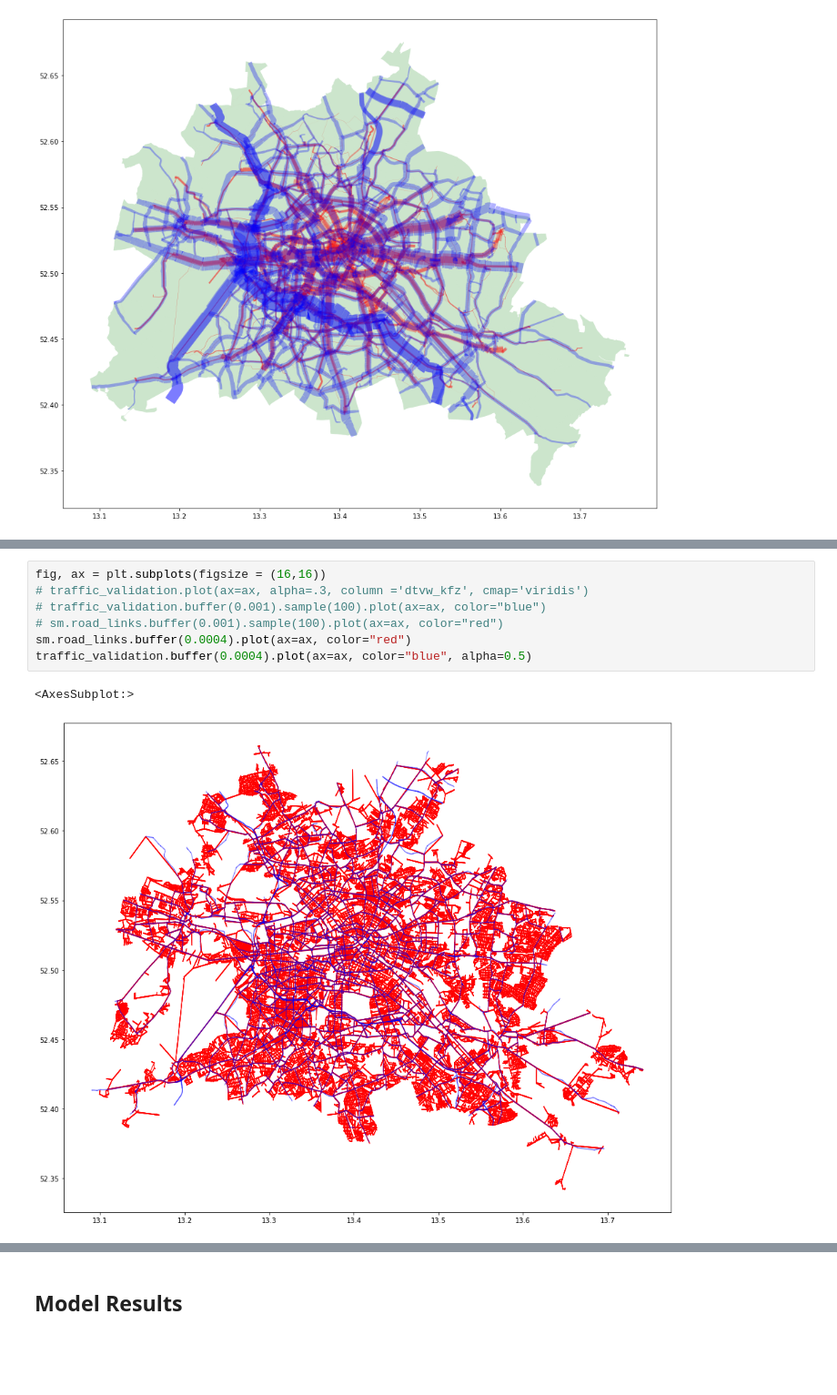
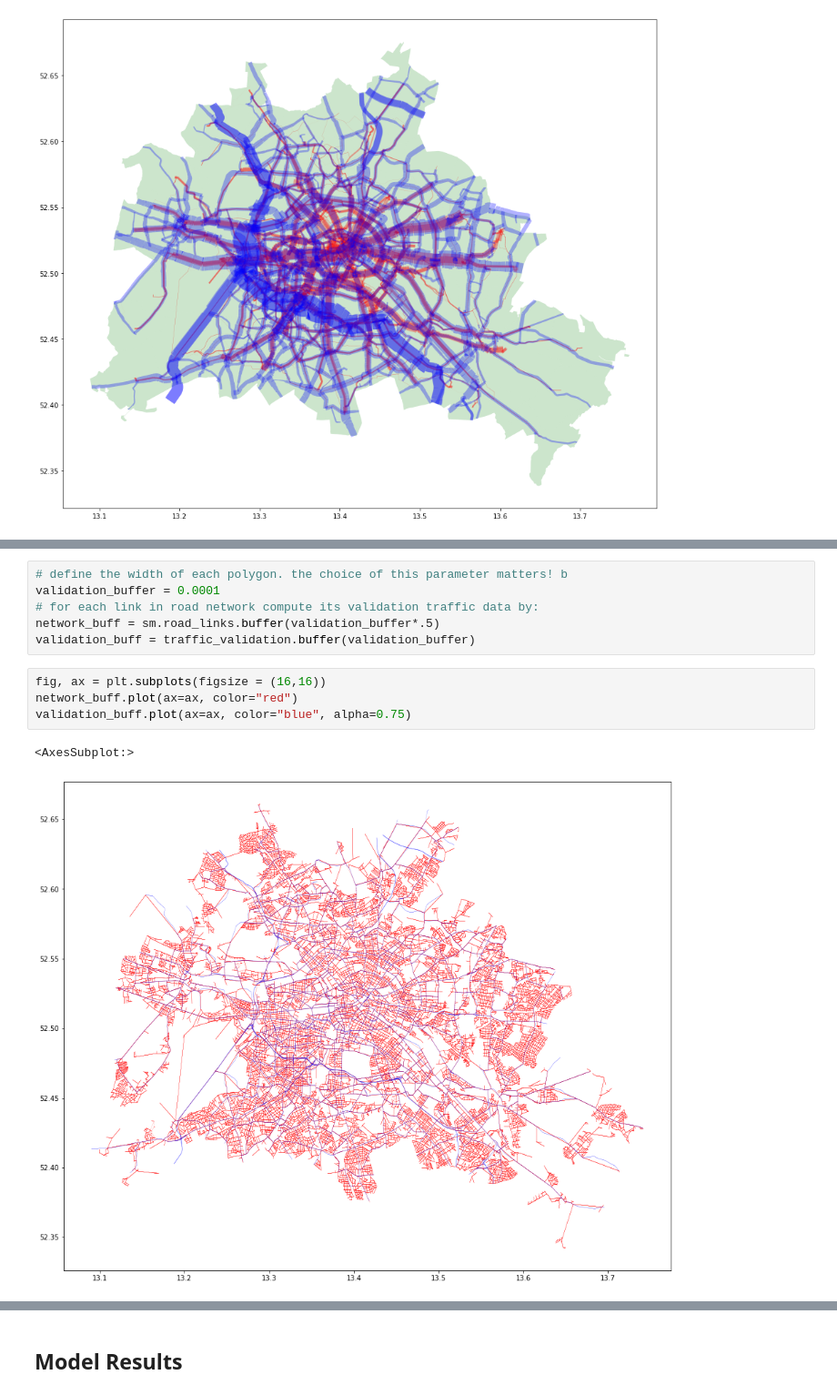
Before and after one commit to maximylius/quetzal_berlin, a Jupyter notebook: notebooks/best_version/Exercise3_Four_steps.ipynb, the cells around one changed output, grey strips where cells are left out. Shown at 91% size. Drawn from its saved outputs; the diff is of its cells as text; blank space fills up the shorter version.

Commit message:
added procedure to match road validation data to network road links

```diff
--- a/notebooks/best_version/Exercise3_Four_steps.ipynb
+++ b/notebooks/best_version/Exercise3_Four_steps.ipynb
@@ -338,10 +502,13 @@ traffic_validation.plot(ax=ax, alpha=.3, color="blue", linewidth=list(traffic_va
+# %%
+# define the width of each polygon. the choice of this parameter matters! b
+validation_buffer = 0.0001
+# for each link in road network compute its validation traffic data by:
+network_buff = sm.road_links.buffer(validation_buffer*.5)
+validation_buff = traffic_validation.buffer(validation_buffer)
 # %%
 fig, ax = plt.subplots(figsize = (16,16))
-# traffic_validation.plot(ax=ax, alpha=.3, column ='dtvw_kfz', cmap='viridis')
-# traffic_validation.buffer(0.001).sample(100).plot(ax=ax, color="blue")
-# sm.road_links.buffer(0.001).sample(100).plot(ax=ax, color="red")
-sm.road_links.buffer(0.0004).plot(ax=ax, color="red")
-traffic_validation.buffer(0.0004).plot(ax=ax, color="blue", alpha=0.5)
+network_buff.plot(ax=ax, color="red")
+validation_buff.plot(ax=ax, color="blue", alpha=0.75)
 # %% [output]
 <AxesSubplot:>
-[figure, old version]
+[figure, new version]
```
Also changed, not shown: parts of 14 cells of this notebook.
